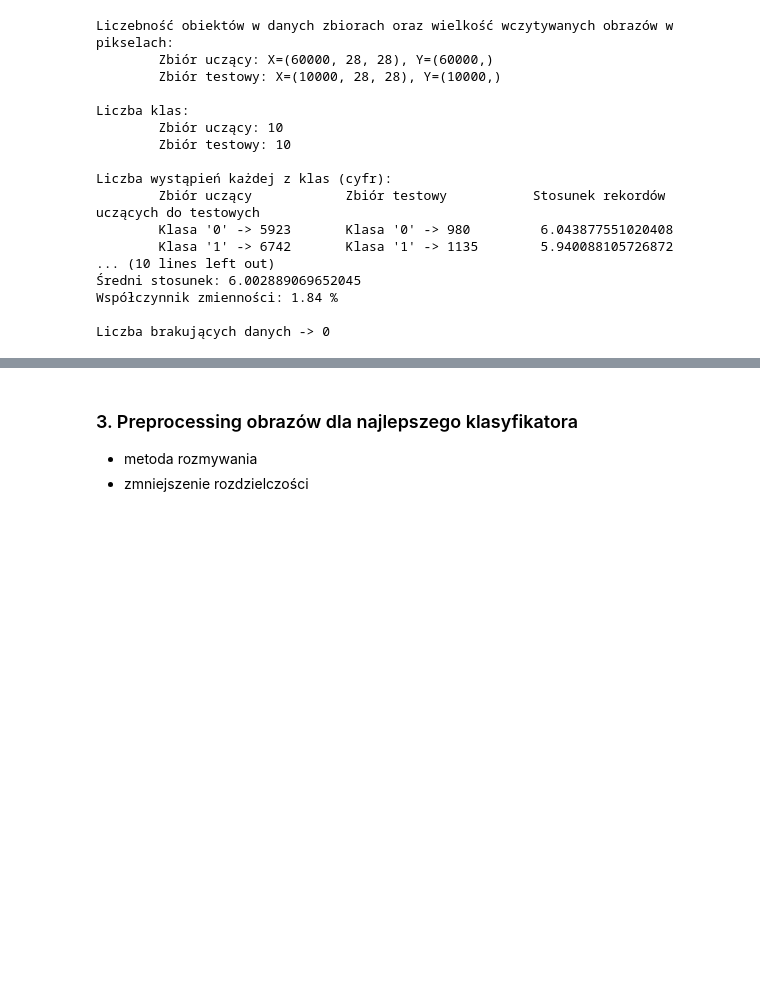
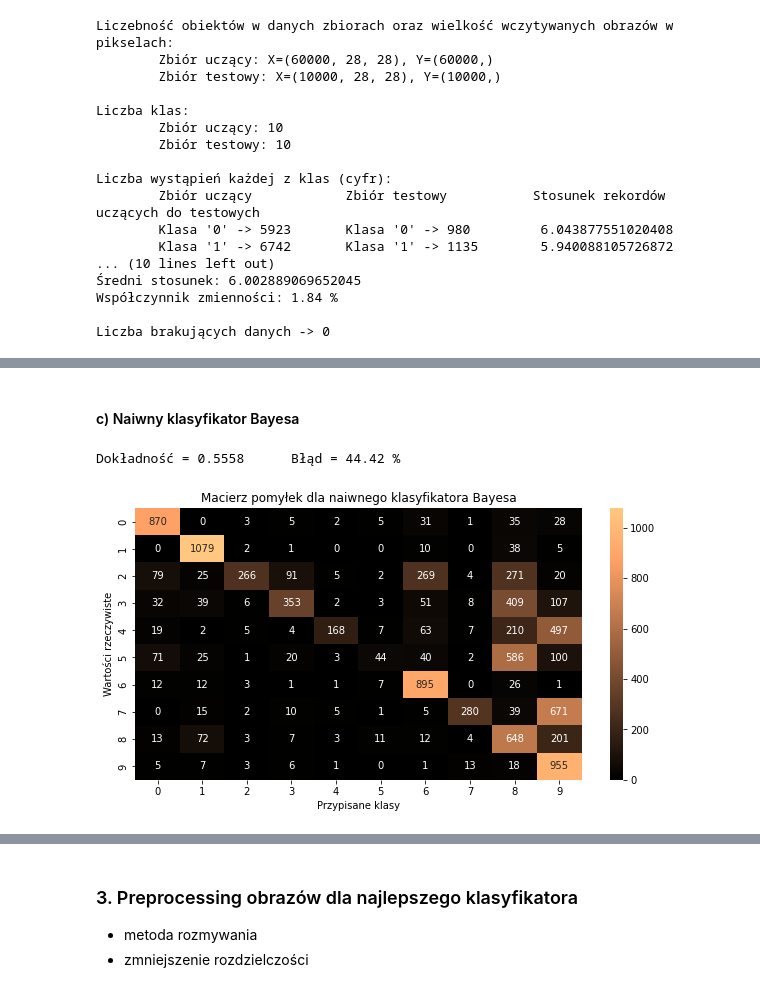
Before and after one commit to Selthen/MNIST-analysys, a Jupyter notebook: Gr3_MNIST.ipynb, the cells around one changed output, grey strips where cells are left out. Cells and saved outputs as stored; diff of their text form; code cells hidden in the pictures; blank space fills up the shorter version.

```diff
--- a/Gr3_MNIST.ipynb
+++ b/Gr3_MNIST.ipynb
@@ -145,0 +224,9 @@ Przerabiamy na ramkę danych? Lepiej nie.
+# %% [markdown]
+#### c) Naiwny klasyfikator Bayesa
+# %%
+model = GaussianNB()
+acc = accuracy(model, 'naiwnego klasyfikatora Bayesa')
+print('Dokładność = {}\t Błąd = {} %'.format(acc, calculate_error(acc)))
+# %% [output]
+Dokładność = 0.5558      Błąd = 44.42 %
+[figure, added]
```
Also changed, not shown: parts of 21 cells of this notebook.
